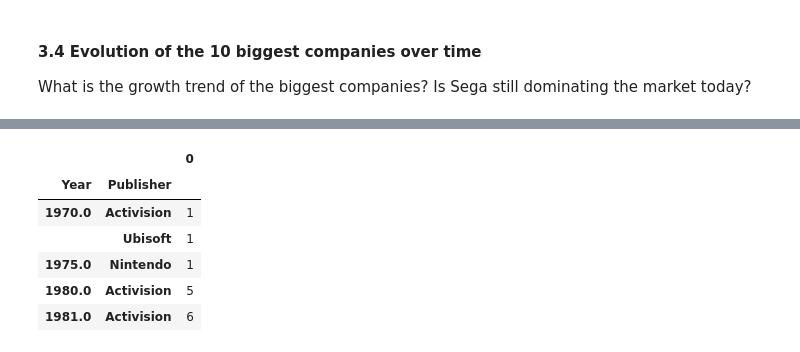
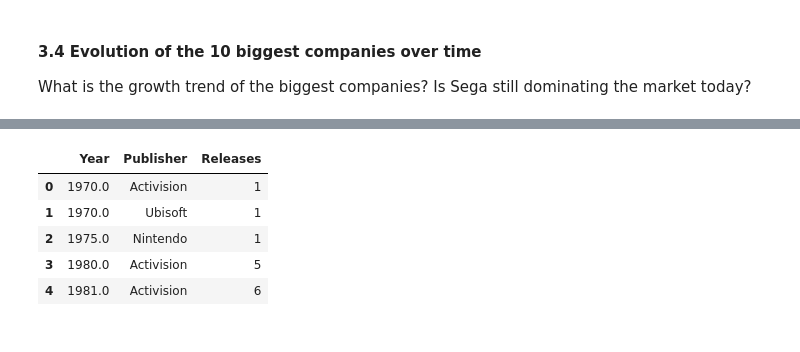
Before and after one commit to lozgarrido/waka, a Jupyter notebook: main.ipynb, the cells around one changed output, grey strips where cells are left out. Drawn from its saved outputs; the diff is of its cells as text; code cells hidden in the pictures.

```diff
--- a/main.ipynb
+++ b/main.ipynb
@@ -178,15 +178,18 @@ vg_sales_top_10.head()
 # %%
 #Clean and format dataframe
 vg_sales_top_10 = vg_sales_top_10[['Publisher', 'Year']]
 vg_sales_top_10 = vg_sales_top_10.groupby(['Year', 'Publisher']).size()
 vg_sales_top_10 = vg_sales_top_10.to_frame()
 
+#Reset index and rename column
+vg_sales_top_10 = vg_sales_top_10.reset_index()
+vg_sales_top_10 = vg_sales_top_10.rename(columns={0: 'Releases'})
+
 vg_sales_top_10.head()
 # %% [output]
-|  |  | 0 |
-| Year | Publisher |  |
-| 1970.0 | Activision | 1 |
-|  | Ubisoft | 1 |
-| 1975.0 | Nintendo | 1 |
-| 1980.0 | Activision | 5 |
-| 1981.0 | Activision | 6 |
+|  | Year | Publisher | Releases |
+| 0 | 1970.0 | Activision | 1 |
+| 1 | 1970.0 | Ubisoft | 1 |
+| 2 | 1975.0 | Nintendo | 1 |
+| 3 | 1980.0 | Activision | 5 |
+| 4 | 1981.0 | Activision | 6 |
```
Also changed, not shown: parts of 2 cells of this notebook.
